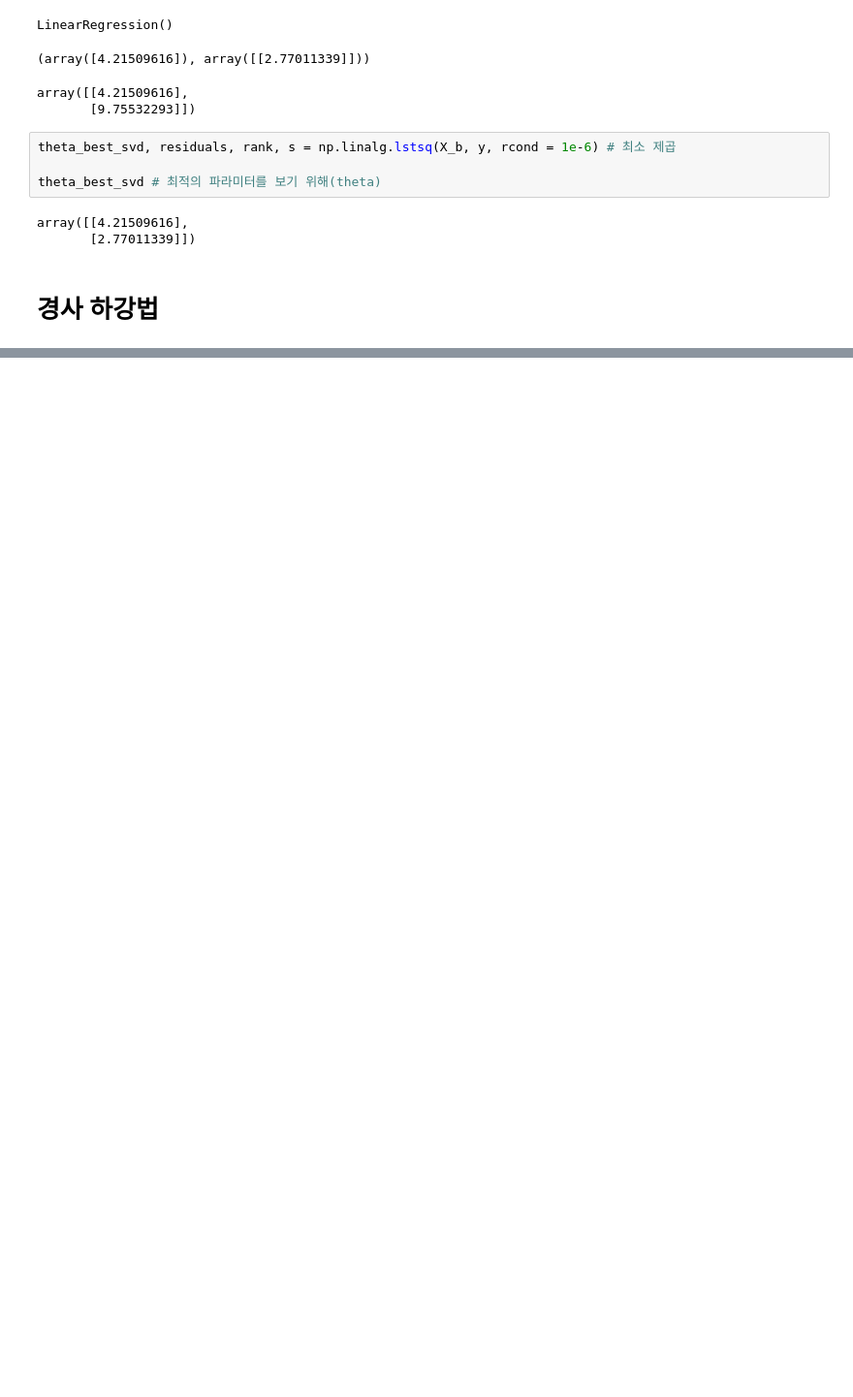
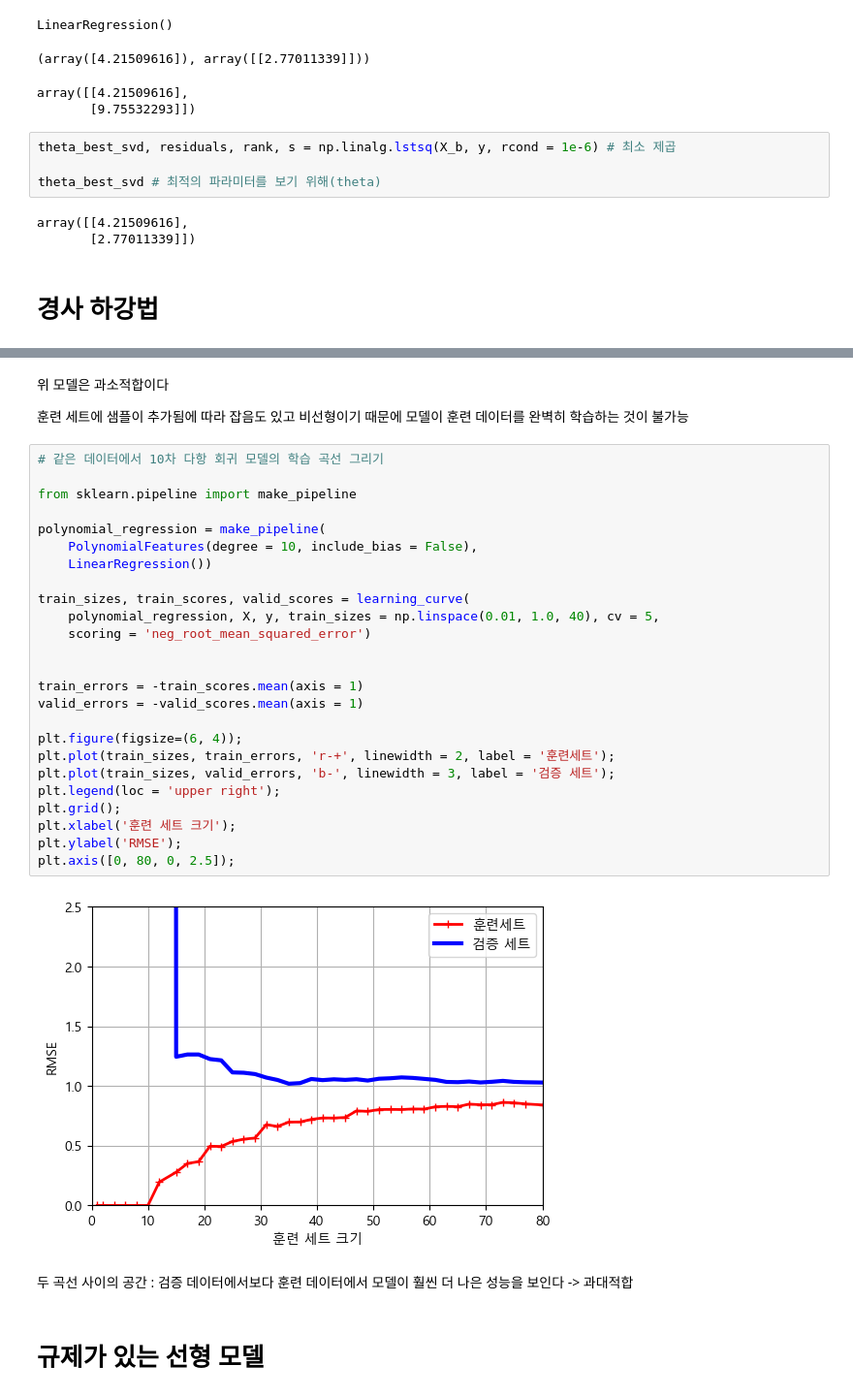
Before and after one commit to dbfla3831/study, a Jupyter notebook: ML/4장. 모델 훈련.ipynb, the cells around one changed output, grey strips where cells are left out. Shown at 97% size. Cells and saved outputs as stored; diff of their text form; blank space fills up the shorter version.

```diff
--- a/ML/4장. 모델 훈련.ipynb
+++ b/ML/4장. 모델 훈련.ipynb
@@ -171,0 +356,35 @@ $\color{Red}*중요한 파라미터는 스텝(단계)의 크기로, 학습률
+# %% [markdown]
+위 모델은 과소적합이다
+
+훈련 세트에 샘플이 추가됨에 따라 잡음도 있고 비선형이기 때문에 모델이 훈련 데이터를 완벽히 학습하는 것이 불가능
+# %%
+# 같은 데이터에서 10차 다항 회귀 모델의 학습 곡선 그리기
+
+from sklearn.pipeline import make_pipeline
+
+polynomial_regression = make_pipeline(
+    PolynomialFeatures(degree = 10, include_bias = False),
+    LinearRegression())
+
+train_sizes, train_scores, valid_scores = learning_curve(
+    polynomial_regression, X, y, train_sizes = np.linspace(0.01, 1.0, 40), cv = 5,
+    scoring = 'neg_root_mean_squared_error')
+
+
+train_errors = -train_scores.mean(axis = 1)
+valid_errors = -valid_scores.mean(axis = 1)
+
+plt.figure(figsize=(6, 4));
+plt.plot(train_sizes, train_errors, 'r-+', linewidth = 2, label = '훈련세트');
+plt.plot(train_sizes, valid_errors, 'b-', linewidth = 3, label = '검증 세트');
+plt.legend(loc = 'upper right');
+plt.grid();
+plt.xlabel('훈련 세트 크기');
+plt.ylabel('RMSE');
+plt.axis([0, 80, 0, 2.5]);
+# %% [output]
+[figure, added]
+# %% [markdown]
+두 곡선 사이의 공간 : 검증 데이터에서보다 훈련 데이터에서 모델이 훨씬 더 나은 성능을 보인다 -> 과대적합
+# %% [markdown]
+# 규제가 있는 선형 모델
```
Also changed, not shown: parts of 51 cells of this notebook.
